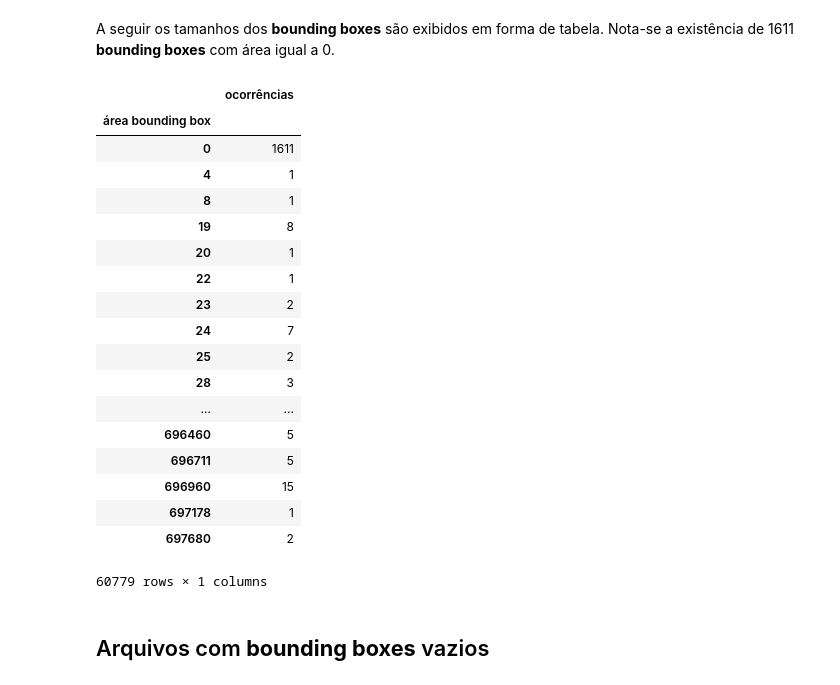
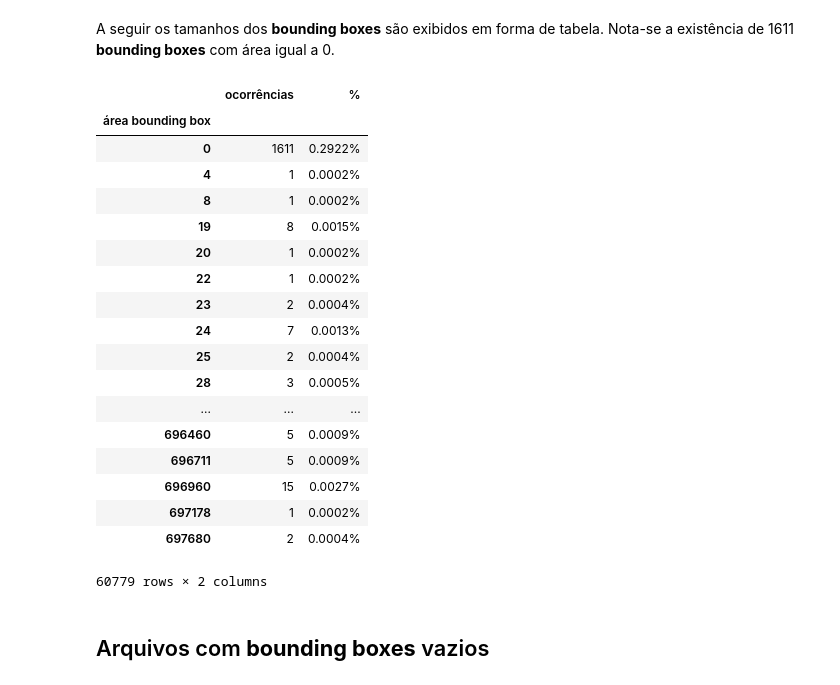
Before and after one commit to rafaelpadilla/DeepLearning-VDAO, a Jupyter notebook: DataAug/Statistics_VDAO.ipynb, the cells around one changed output. Cells and saved outputs as stored; diff of their text form; code cells hidden in the pictures.

Commit message:
Adding lines to create file with percentage of frequencies each area occurs

```diff
--- a/DataAug/Statistics_VDAO.ipynb
+++ b/DataAug/Statistics_VDAO.ipynb
@@ -23,6 +23,8 @@ import pandas as pd
 ## Fazendo a leitura dos arquivos de anotação
 # %% [markdown]
 Para a execução deste notebook, é necessário fazer o downlod dos arquivos de anotação, indetificando o caminho da pasta na variável `vdao_dir`
+# %%
+min_bounding_box_area_to_consider = 0
 # %%
 # Definindo pasta com os vídeos e arquivos de anotação da VDAO
 vdao_dir = '/media/storage/VDAO/vdao_object'
@@ -37,6 +39,7 @@ for file in annot_files:
     areas = annot.GetObjectsArea()
     # Adiciona no dicionário all_areas cada uma das áreas
     for k, v in areas.items():
+        v = [i for i in v if i >= min_bounding_box_area_to_consider]
         if k not in all_areas:
             all_areas[k] = []
         all_areas[k] = all_areas[k] + v
@@ -134,33 +137,34 @@ A seguir os tamanhos dos **bounding boxes** são exibidos em forma de tabela. No
 # %%
 import collections
 occurrences = collections.Counter(all_sizes)
 dict_occurrences = collections.OrderedDict(sorted(occurrences.items()))
 df = pd.DataFrame.from_dict(dict_occurrences, orient='index')
-
 df.rename(columns={0:'ocorrências'},inplace=True)
+# Adiciona coluna com porcentagem de ocorrências
+df['%'] = ((df.ocorrências / df.ocorrências.sum())*100).round(4).astype(str) + '%'
 df.index.names = ['área bounding box']
-
+df.to_csv('all_areas.csv')
 df
 # %% [output]
-|  | ocorrências |
-| área bounding box |  |
-| 0 | 1611 |
-| 4 | 1 |
-| 8 | 1 |
-| 19 | 8 |
-| 20 | 1 |
-| 22 | 1 |
-| 23 | 2 |
-| 24 | 7 |
-| 25 | 2 |
-| 28 | 3 |
-| ... | ... |
-| 696460 | 5 |
-| 696711 | 5 |
-| 696960 | 15 |
-| 697178 | 1 |
-| 697680 | 2 |
+|  | ocorrências | % |
+| área bounding box |  |  |
+| 0 | 1611 | 0.2922% |
+| 4 | 1 | 0.0002% |
+| 8 | 1 | 0.0002% |
+| 19 | 8 | 0.0015% |
+| 20 | 1 | 0.0002% |
+| 22 | 1 | 0.0002% |
+| 23 | 2 | 0.0004% |
+| 24 | 7 | 0.0013% |
+| 25 | 2 | 0.0004% |
+| 28 | 3 | 0.0005% |
+| ... | ... | ... |
+| 696460 | 5 | 0.0009% |
+| 696711 | 5 | 0.0009% |
+| 696960 | 15 | 0.0027% |
+| 697178 | 1 | 0.0002% |
+| 697680 | 2 | 0.0004% |
-60779 rows × 1 columns
+60779 rows × 2 columns
 # %% [markdown]
 ## Arquivos com **bounding boxes** vazios
 # %% [markdown]
```
